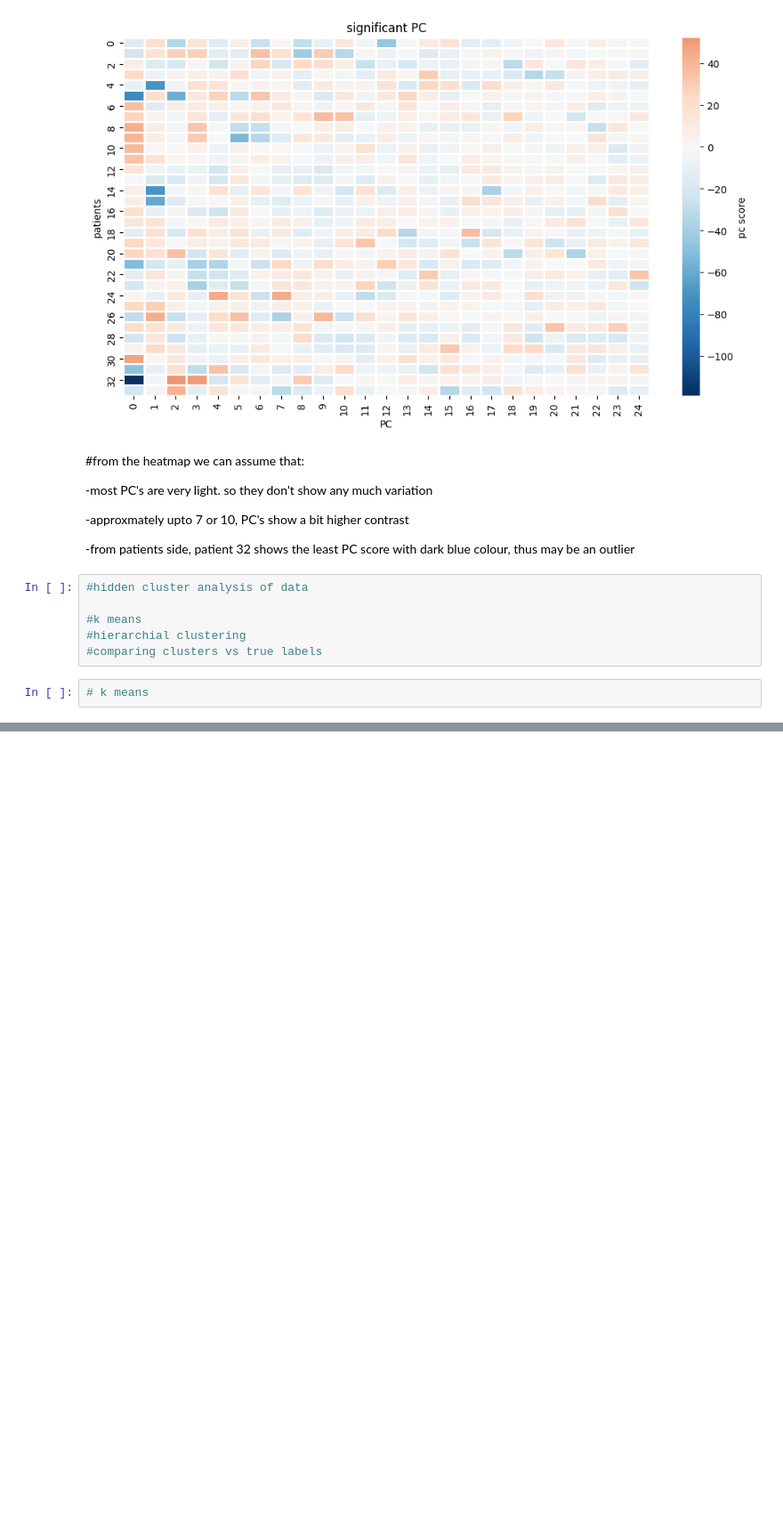
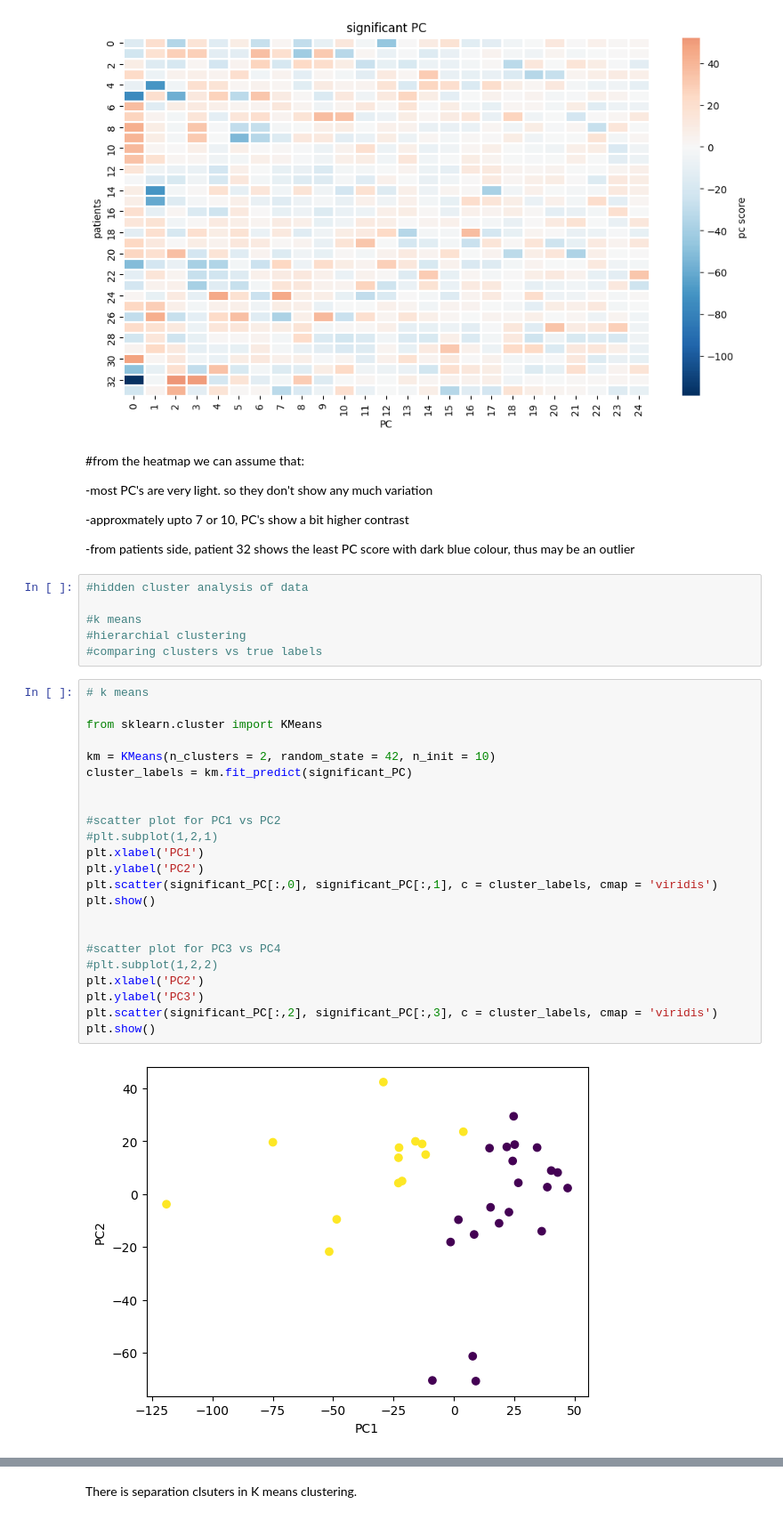
Before and after one commit to aparna-2001/Leukemia_GenePatterns, a Jupyter notebook: dataset_leukemia.ipynb, the cells around one changed output, grey strips where cells are left out. Shown at 89% size. Saved outputs shown, nothing was run; the diff lists cells and outputs as text; blank space fills up the shorter version.

Commit message:
Added K means clustering analysis

```diff
--- a/dataset_leukemia.ipynb
+++ b/dataset_leukemia.ipynb
@@ -362,5 +362,28 @@ plt.show()
 #k means
 #hierarchial clustering
 #comparing clusters vs true labels
-# %%
-# k means
+# %%
+# k means
+
+from sklearn.cluster import KMeans
+
+km = KMeans(n_clusters = 2, random_state = 42, n_init = 10)
+cluster_labels = km.fit_predict(significant_PC)
+
+
+#scatter plot for PC1 vs PC2
+#plt.subplot(1,2,1)
+plt.xlabel('PC1')
+plt.ylabel('PC2')
+plt.scatter(significant_PC[:,0], significant_PC[:,1], c = cluster_labels, cmap = 'viridis')
+plt.show()
+
+
+#scatter plot for PC3 vs PC4
+#plt.subplot(1,2,2)
+plt.xlabel('PC2')
+plt.ylabel('PC3')
+plt.scatter(significant_PC[:,2], significant_PC[:,3], c = cluster_labels, cmap = 'viridis')
+plt.show()
+# %% [output]
+[figure, added]
@@ -366,0 +391,2 @@ plt.show()
+# %% [markdown]
+There is separation clsuters in K means clustering.
```
Also changed, not shown: parts of 1 cell of this notebook.
